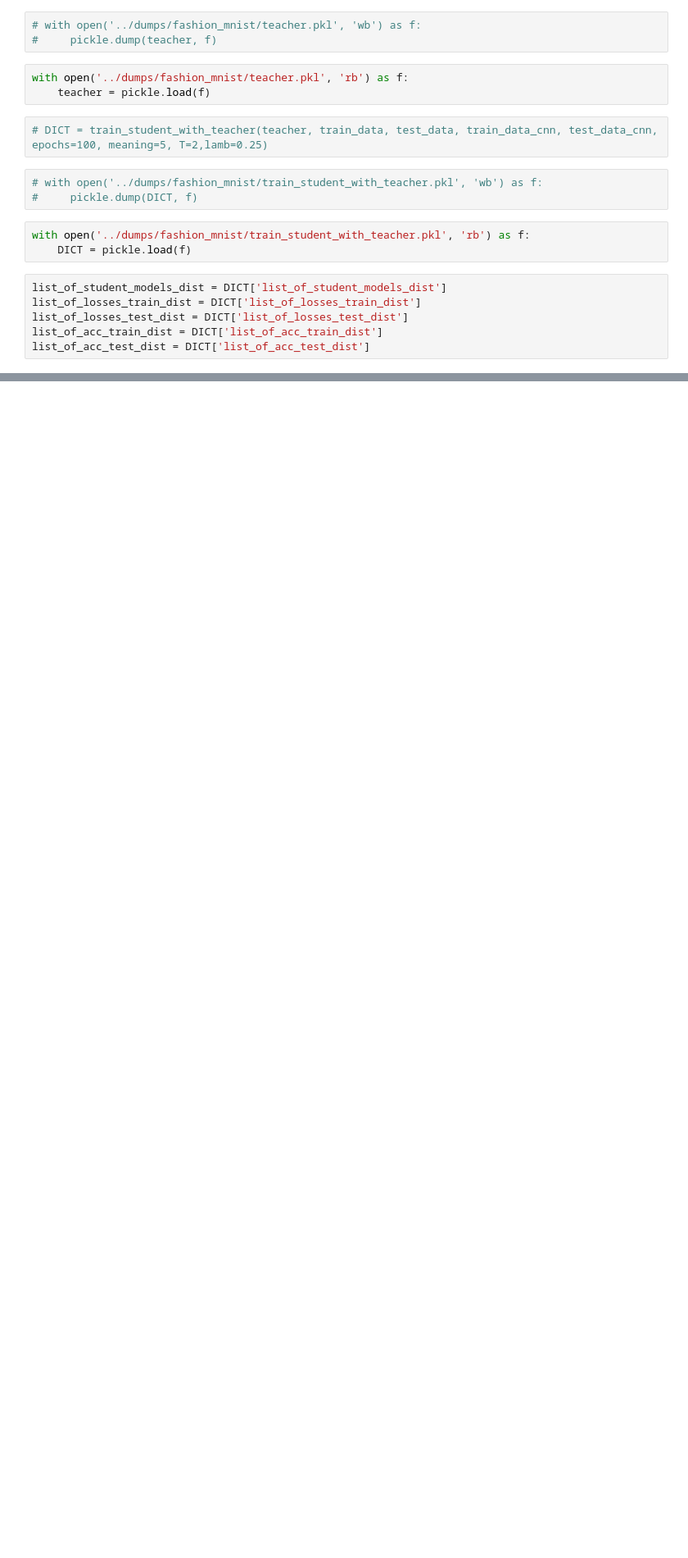
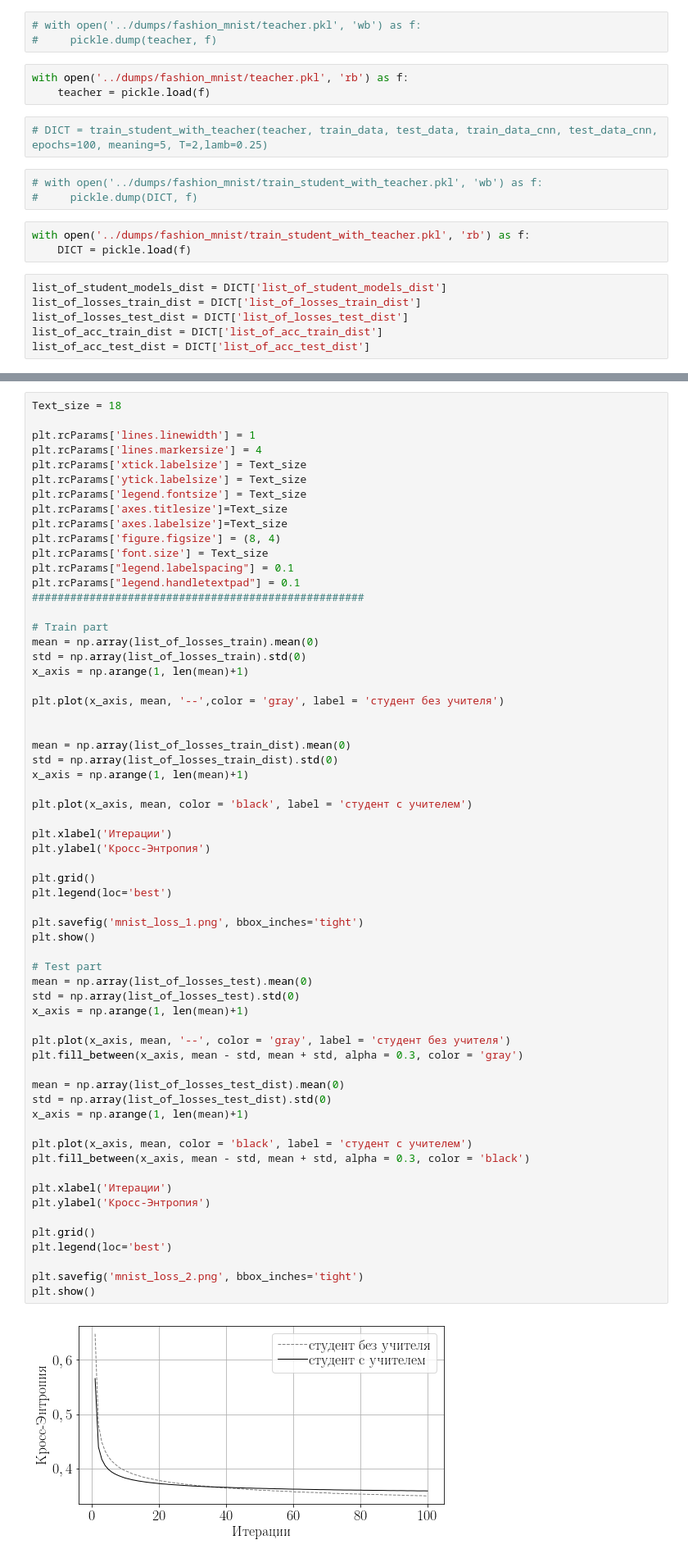
Before and after one commit to andriygav/PrivilegeLearning, a Jupyter notebook: code/FashionMnist.ipynb, the cells around one changed output, grey strips where cells are left out. Shown at 82% size. Cells and saved outputs as stored; diff of their text form; blank space fills up the shorter version.

```diff
--- a/code/FashionMnist.ipynb
+++ b/code/FashionMnist.ipynb
@@ -329,0 +350,64 @@ plt.show()
+# %%
+Text_size = 18
+
+plt.rcParams['lines.linewidth'] = 1
+plt.rcParams['lines.markersize'] = 4
+plt.rcParams['xtick.labelsize'] = Text_size
+plt.rcParams['ytick.labelsize'] = Text_size
+plt.rcParams['legend.fontsize'] = Text_size
+plt.rcParams['axes.titlesize']=Text_size
+plt.rcParams['axes.labelsize']=Text_size
+plt.rcParams['figure.figsize'] = (8, 4)
+plt.rcParams['font.size'] = Text_size
+plt.rcParams["legend.labelspacing"] = 0.1
+plt.rcParams["legend.handletextpad"] = 0.1
+####################################################
+
+# Train part
+mean = np.array(list_of_losses_train).mean(0)
+std = np.array(list_of_losses_train).std(0)
+x_axis = np.arange(1, len(mean)+1)
+
+plt.plot(x_axis, mean, '--',color = 'gray', label = 'студент без учителя')
+
+
+mean = np.array(list_of_losses_train_dist).mean(0)
+std = np.array(list_of_losses_train_dist).std(0)
+x_axis = np.arange(1, len(mean)+1)
+
+plt.plot(x_axis, mean, color = 'black', label = 'студент с учителем')
+
+plt.xlabel('Итерации')
+plt.ylabel('Кросс-Энтропия')
+
+plt.grid()
+plt.legend(loc='best')
+
+plt.savefig('mnist_loss_1.png', bbox_inches='tight')
+plt.show()
+
+# Test part
+mean = np.array(list_of_losses_test).mean(0)
+std = np.array(list_of_losses_test).std(0)
+x_axis = np.arange(1, len(mean)+1)
+
+plt.plot(x_axis, mean, '--', color = 'gray', label = 'студент без учителя')
+plt.fill_between(x_axis, mean - std, mean + std, alpha = 0.3, color = 'gray')
+
+mean = np.array(list_of_losses_test_dist).mean(0)
+std = np.array(list_of_losses_test_dist).std(0)
+x_axis = np.arange(1, len(mean)+1)
+
+plt.plot(x_axis, mean, color = 'black', label = 'студент с учителем')
+plt.fill_between(x_axis, mean - std, mean + std, alpha = 0.3, color = 'black')
+
+plt.xlabel('Итерации')
+plt.ylabel('Кросс-Энтропия')
+
+plt.grid()
+plt.legend(loc='best')
+
+plt.savefig('mnist_loss_2.png', bbox_inches='tight')
+plt.show()
+# %% [output]
+[figure, added]
```
Also changed, not shown: parts of 11 cells of this notebook, 1 other file.
